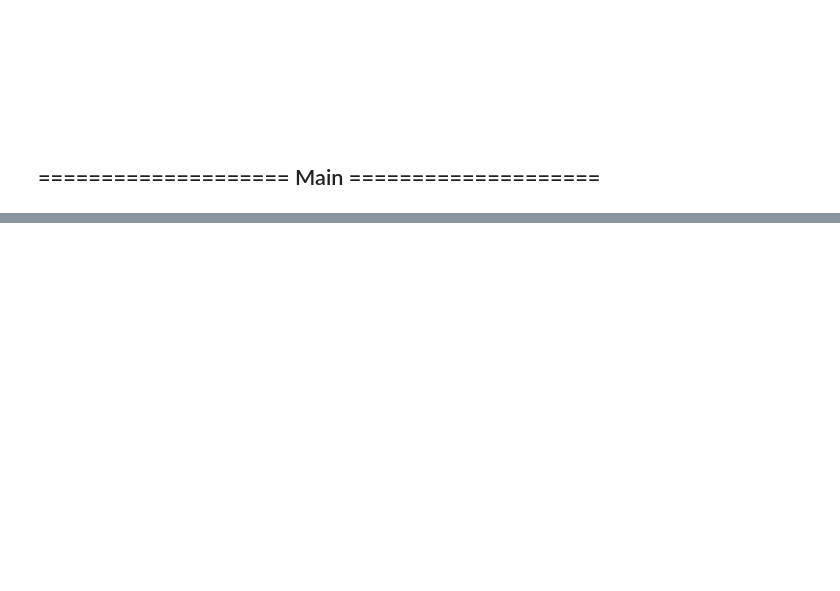
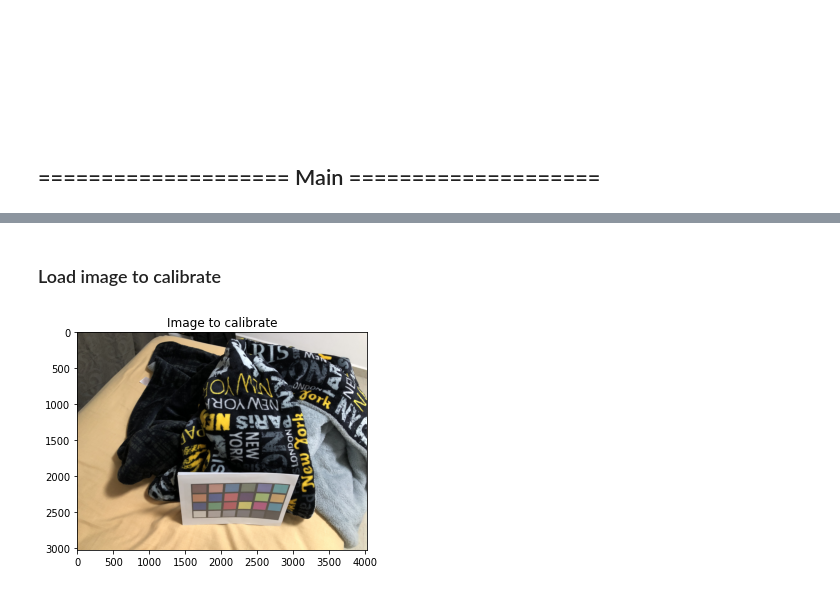
Before and after one commit to ASASauqui/Color-calibration, a Jupyter notebook: color_calibration.ipynb, the cells around one changed output, grey strips where cells are left out. Drawn from its saved outputs; the diff is of its cells as text; code cells hidden in the pictures; blank space fills up the shorter version.

```diff
--- a/color_calibration.ipynb
+++ b/color_calibration.ipynb
@@ -80,0 +206,19 @@ plt.show()
+# %% [markdown]
+### Load image to calibrate
+# %%
+# Direcciones del dataset.
+path = r'datasets/img_3.JPG'
+
+# Leer documento .csv.
+image_to_calibrate = cv2.cvtColor(cv2.imread(path), cv2.COLOR_BGR2RGB)
+
+# Imagen a numpy array.
+image_to_calibrate = np.asarray(image_to_calibrate)
+
+# Mostrar imagen.
+plt.figure()
+plt.imshow(image_to_calibrate)
+plt.title("Image to calibrate")
+plt.show()
+# %% [output]
+[figure, added]
```
Also changed, not shown: parts of 15 cells of this notebook, 7 other files.
